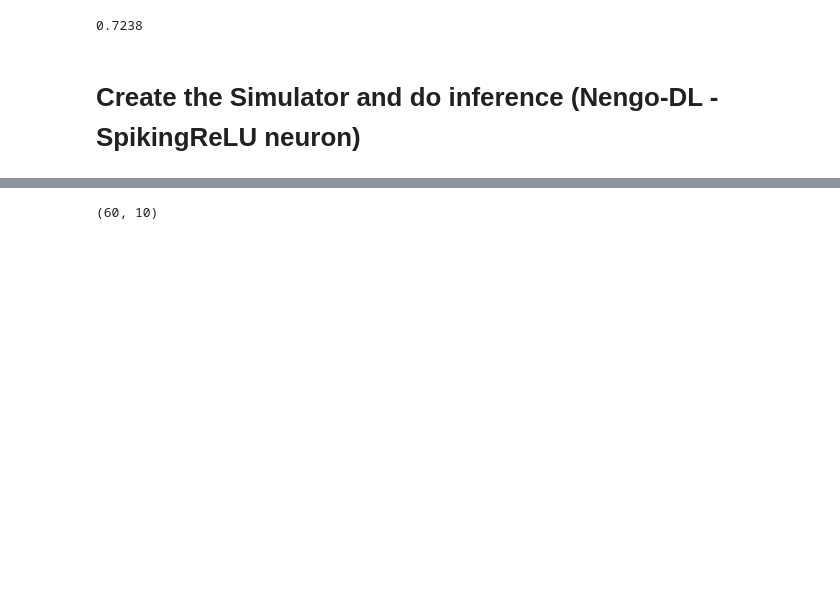
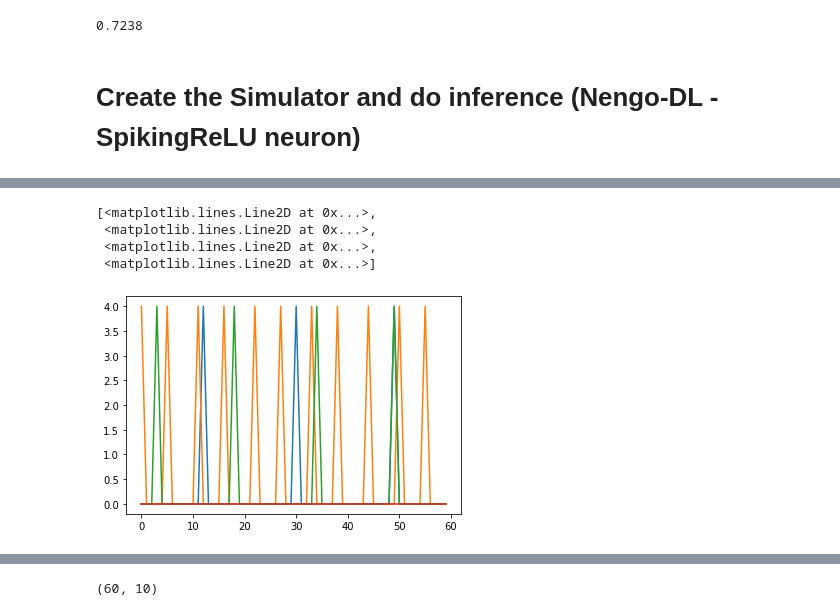
Before and after one commit to R-Gaurav/SpikingMaxPooling, a Jupyter notebook: src/nengo_dl_test/nengo_dl_test.ipynb, the cells around one changed output, grey strips where cells are left out. Saved outputs shown, nothing was run; the diff lists cells and outputs as text; code cells hidden in the pictures; blank space fills up the shorter version.

```diff
--- a/src/nengo_dl_test/nengo_dl_test.ipynb
+++ b/src/nengo_dl_test/nengo_dl_test.ipynb
@@ -128,0 +149,8 @@ Batch: 100 Done.
+# %%
+plt.plot(sim_data[conv0_spikes][0][:,0:4])
+# %% [output]
+[<matplotlib.lines.Line2D at 0x...>,
+ <matplotlib.lines.Line2D at 0x...>,
+ <matplotlib.lines.Line2D at 0x...>,
+ <matplotlib.lines.Line2D at 0x...>]
+[figure, added]
```
Also changed, not shown: parts of 18 cells of this notebook, 29 other files.
